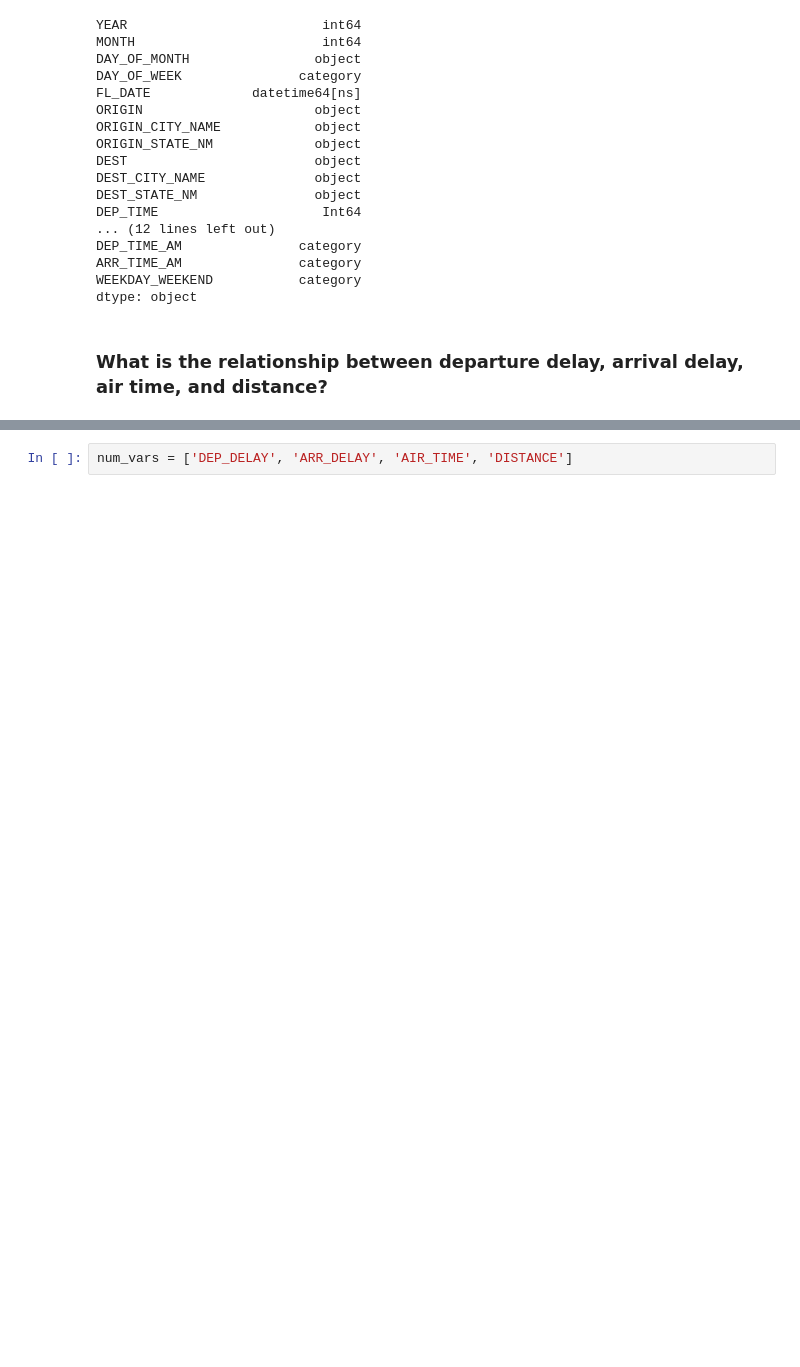
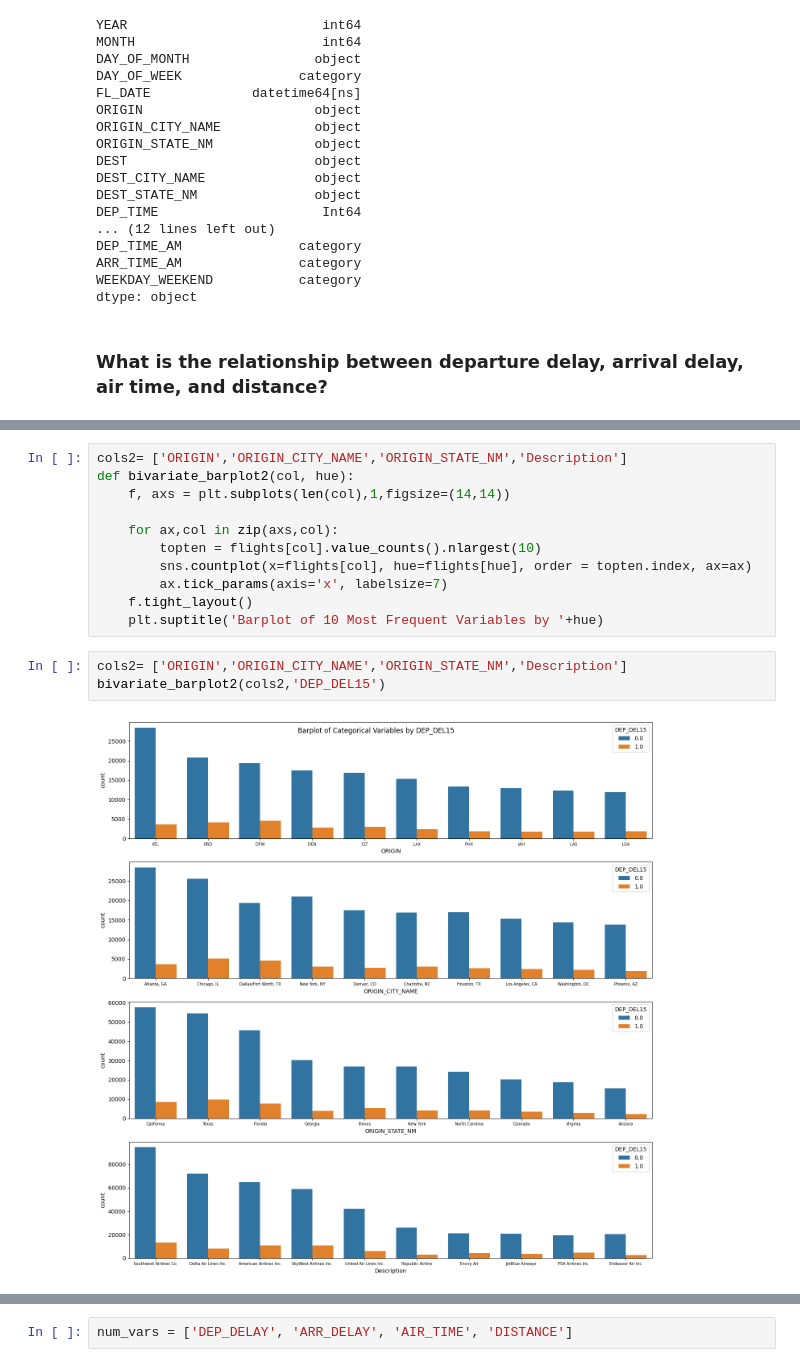
Before and after one commit to jiyoonlee96/Udacity_Data_Analyst_Nanodegree, a Jupyter notebook: Project 5/Udacity_DAND_Project5.ipynb, the cells around one changed output, grey strips where cells are left out. Cells and saved outputs as stored; diff of their text form; blank space fills up the shorter version.

```diff
--- a/Project 5/Udacity_DAND_Project5.ipynb
+++ b/Project 5/Udacity_DAND_Project5.ipynb
@@ -453 +452,17 @@ ValueError: RGBA sequence should have length 3 or 4
+# %%
+cols2= ['ORIGIN','ORIGIN_CITY_NAME','ORIGIN_STATE_NM','Description']
+def bivariate_barplot2(col, hue):
+    f, axs = plt.subplots(len(col),1,figsize=(14,14))
+
+    for ax,col in zip(axs,col):
+        topten = flights[col].value_counts().nlargest(10)
+        sns.countplot(x=flights[col], hue=flights[hue], order = topten.index, ax=ax)
+        ax.tick_params(axis='x', labelsize=7)
+    f.tight_layout()
+    plt.suptitle('Barplot of 10 Most Frequent Variables by '+hue)
+# %%
+cols2= ['ORIGIN','ORIGIN_CITY_NAME','ORIGIN_STATE_NM','Description']
+bivariate_barplot2(cols2,'DEP_DEL15')
+# %% [output]
+[figure, added]
 # %%
```
Also changed, not shown: parts of 8 cells of this notebook.
